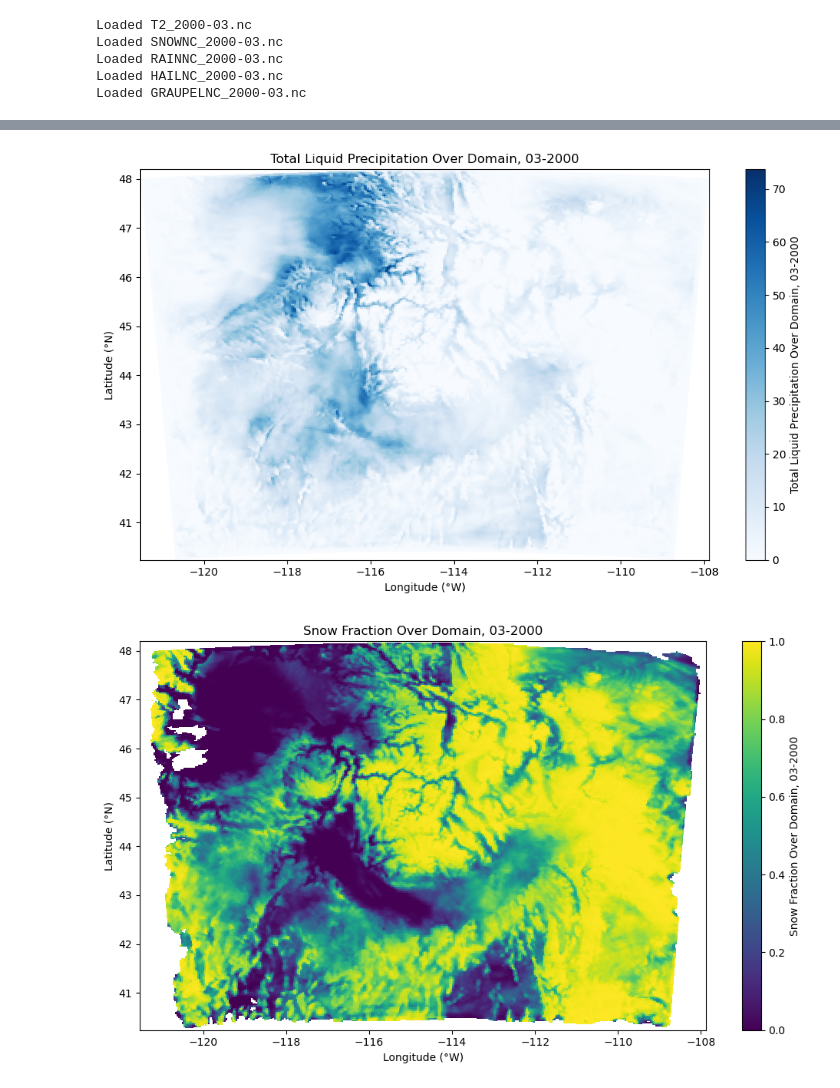
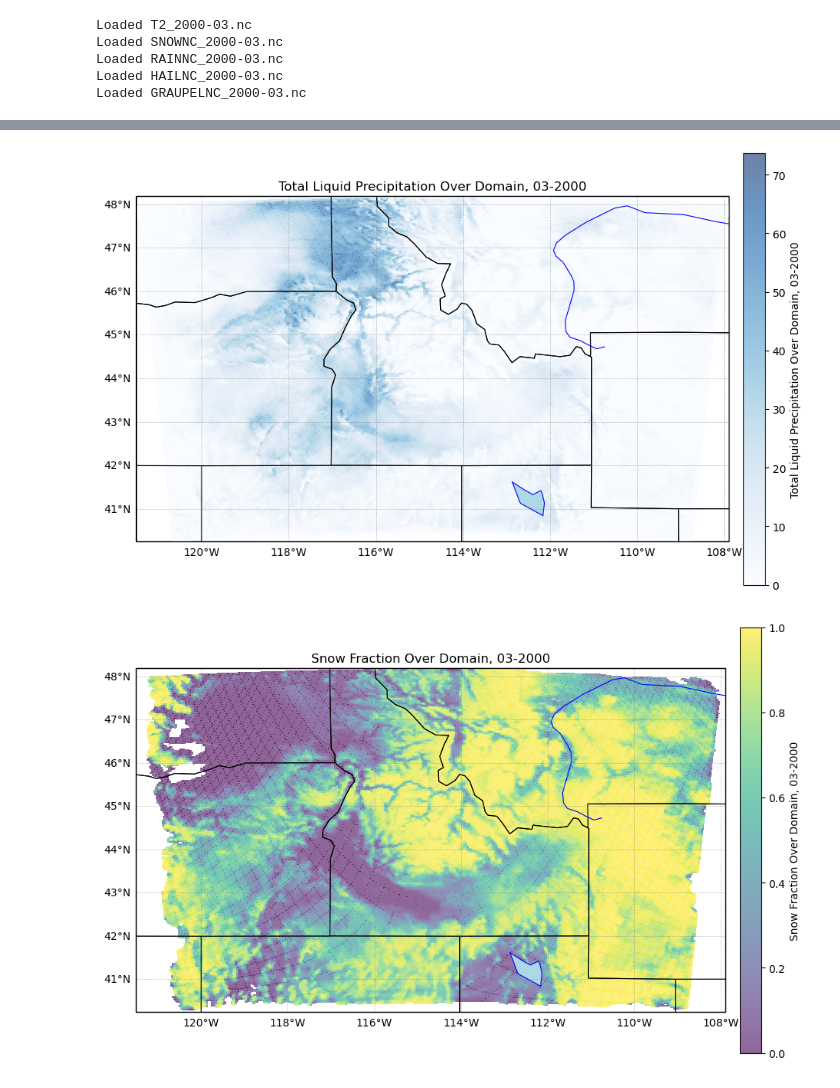
Before and after one commit to chiaraaltobelli/snowpack-boundary-impact, a Jupyter notebook: aggregate-03-2000.ipynb, the cells around one changed output, grey strips where cells are left out. Saved outputs shown, nothing was run; the diff lists cells and outputs as text; code cells hidden in the pictures.

Commit message:
Updated cartopy conversion

```diff
--- a/aggregate-03-2000.ipynb
+++ b/aggregate-03-2000.ipynb
@@ -2,7 +2,11 @@
 import xarray as xr
 import os
 import matplotlib.pyplot as plt
-from plot_utils import plot_with_state_outline
+from importlib import reload
+import plot_utils
+reload(plot_utils)
+# now import the plotting helper
+from plot_utils import plot_cartopy
 
 # === CONFIGURATION ===
 d01_dir = "/bsushare/leaf-shared/subset-output-wrf/vol04/wrf_out/wy_2000/d01/"
@@ -70,42 +74,34 @@ liquid_fraction = masked_liquid_total / (masked_precip_total + epsilon)
 
 # === PLOT TOTAL PRECIPITATION ===
 precip_total_map = precipitation_total
-plot_with_state_outline(
-    lons,
-    lats,
-    precipitation_total,
+plot_cartopy(
+    lons, lats, precipitation_total,
     f"Total Precipitation Over {target_location}, {month}-{year}",
-    cmap="Blues",
+    cmap="Blues"
 )
 
 # === PLOT TOTAL SNOW ===
 snow_total_map = snow_total
-plot_with_state_outline(
-    lons,
-    lats,
-    snow_total_map,
+plot_cartopy(
+    lons, lats, snow_total,
     f"Total Snow Over {target_location}, {month}-{year}",
-    cmap="Blues",
+    cmap="Blues"
 )
 
 # === PLOT TOTAL LIQUID ===
 liquid_total_map = liquid_total
-plot_with_state_outline(
-    lons,
-    lats,
-    liquid_total_map,
+plot_cartopy(
+    lons, lats, liquid_total,
     f"Total Liquid Precipitation Over {target_location}, {month}-{year}",
-    cmap="Blues",
+    cmap="Blues"
 )
-
 # === PLOT TOTAL SNOW FRACTION ===
 snow_fraction_map = snow_total / (precipitation_total + epsilon)
 masked_snow_fraction = snow_fraction_map.where(valid_mask)
-plot_with_state_outline(
-    lons,
-    lats,
-    masked_snow_fraction,
+plot_cartopy(
+    lons, lats, masked_snow_fraction,
     f"Snow Fraction Over {target_location}, {month}-{year}",
+    cmap="viridis", vmin=0, vmax=1
 )
 # %% [output]
 Loaded T2_2000-03.nc
@@ -118,2 +114,2 @@ Loaded GRAUPELNC_2000-03.nc
-[figure, old version]
+[figure, new version]
-[figure, old version]
+[figure, new version]
```
Also changed, not shown: parts of 1 cell of this notebook, 1 other file.
